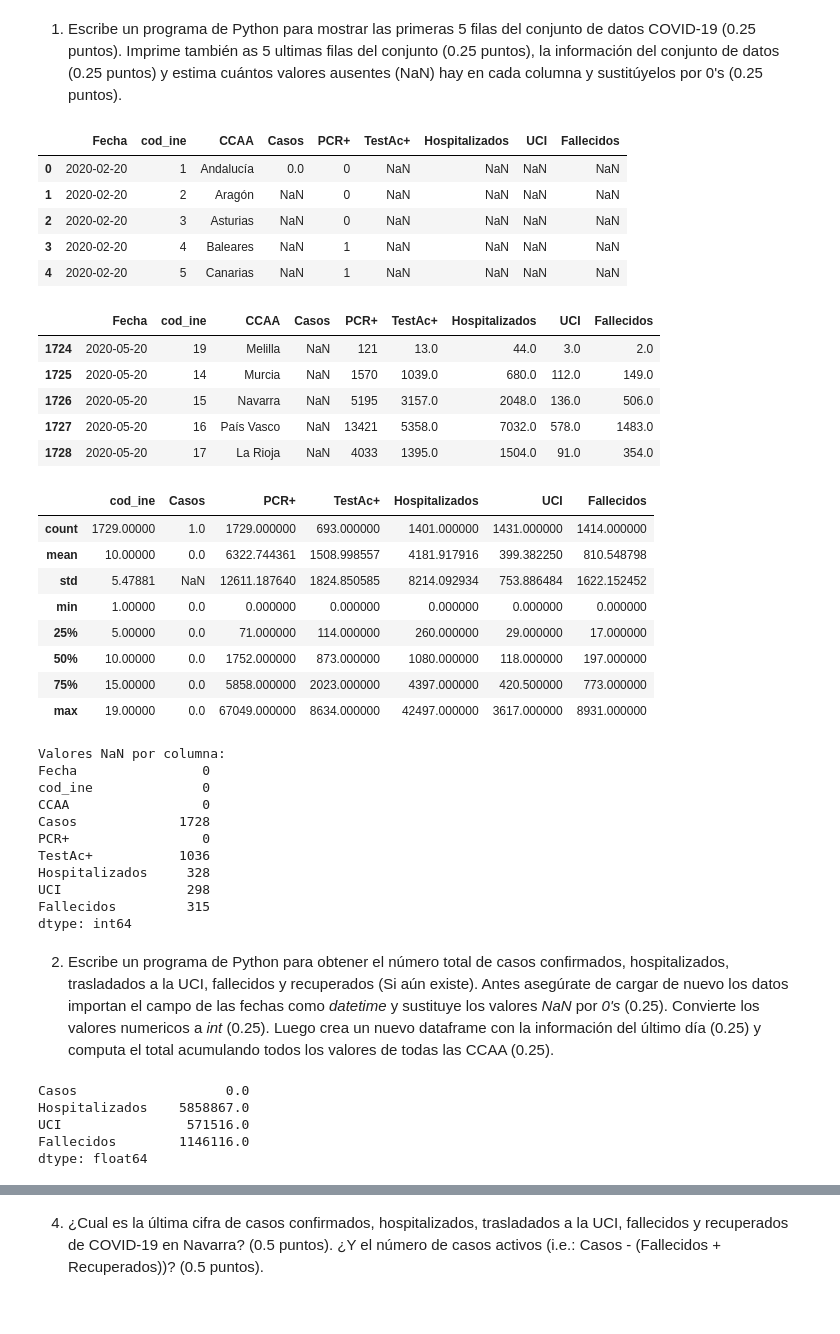
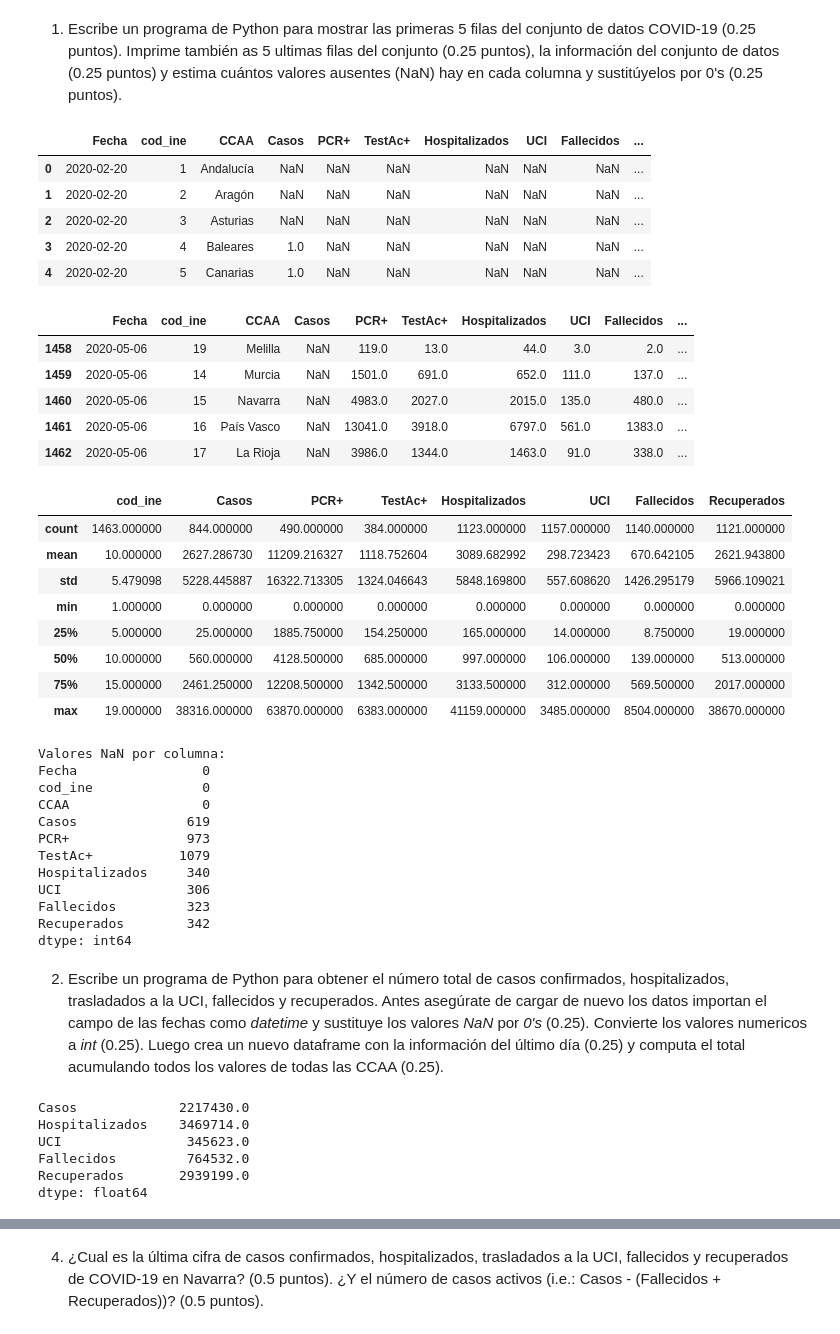
Before and after one commit to zazmage/Biblia_del_codigo, a Jupyter notebook: Ejercicios/Taller_de_Pandas/Taller_1/Taller_1_Solucionario.ipynb, the cells around one changed output, grey strips where cells are left out. Cells and saved outputs as stored; diff of their text form; code cells hidden in the pictures.

```diff
--- a/Ejercicios/Taller_de_Pandas/Taller_1/Taller_1_Solucionario.ipynb
+++ b/Ejercicios/Taller_de_Pandas/Taller_1/Taller_1_Solucionario.ipynb
@@ -29,38 +29,38 @@ En nuestro caso vamos a estudiar el fichero [ccaa_covid19_datos_isciii.csv](http
 1. Escribe un programa de Python para mostrar las primeras 5 filas del conjunto de datos COVID-19 (0.25 puntos). Imprime también as 5 ultimas filas del conjunto (0.25 puntos), la información del conjunto de datos (0.25 puntos) y estima cuántos valores ausentes (NaN) hay en cada columna y sustitúyelos por 0's (0.25 puntos).
 # %%
 import pandas as pd
-
-url = 'https://raw.githubusercontent.com/datadista/datasets/master/COVID%2019/ccaa_covid19_datos_isciii.csv'
-df = pd.read_csv(url)
+# Datos desactualizados en la url, utilizar el dataset adjunto
+# url = 'https://raw.githubusercontent.com/datadista/datasets/master/COVID%2019/ccaa_covid19_datos_isciii.csv'
+df = pd.read_csv('ccaa_covid19_datos_isciii.csv')
 df.head()
 # %% [output]
-|  | Fecha | cod_ine | CCAA | Casos | PCR+ | TestAc+ | Hospitalizados | UCI | Fallecidos |
-| 0 | 2020-02-20 | 1 | Andalucía | 0.0 | 0 | NaN | NaN | NaN | NaN |
-| 1 | 2020-02-20 | 2 | Aragón | NaN | 0 | NaN | NaN | NaN | NaN |
-| 2 | 2020-02-20 | 3 | Asturias | NaN | 0 | NaN | NaN | NaN | NaN |
-| 3 | 2020-02-20 | 4 | Baleares | NaN | 1 | NaN | NaN | NaN | NaN |
-| 4 | 2020-02-20 | 5 | Canarias | NaN | 1 | NaN | NaN | NaN | NaN |
+|  | Fecha | cod_ine | CCAA | Casos | PCR+ | TestAc+ | Hospitalizados | UCI | Fallecidos | ... |
+| 0 | 2020-02-20 | 1 | Andalucía | NaN | NaN | NaN | NaN | NaN | NaN | ... |
+| 1 | 2020-02-20 | 2 | Aragón | NaN | NaN | NaN | NaN | NaN | NaN | ... |
+| 2 | 2020-02-20 | 3 | Asturias | NaN | NaN | NaN | NaN | NaN | NaN | ... |
+| 3 | 2020-02-20 | 4 | Baleares | 1.0 | NaN | NaN | NaN | NaN | NaN | ... |
+| 4 | 2020-02-20 | 5 | Canarias | 1.0 | NaN | NaN | NaN | NaN | NaN | ... |
 # %%
 df.tail()
 # %% [output]
-|  | Fecha | cod_ine | CCAA | Casos | PCR+ | TestAc+ | Hospitalizados | UCI | Fallecidos |
-| 1724 | 2020-05-20 | 19 | Melilla | NaN | 121 | 13.0 | 44.0 | 3.0 | 2.0 |
-| 1725 | 2020-05-20 | 14 | Murcia | NaN | 1570 | 1039.0 | 680.0 | 112.0 | 149.0 |
-| 1726 | 2020-05-20 | 15 | Navarra | NaN | 5195 | 3157.0 | 2048.0 | 136.0 | 506.0 |
-| 1727 | 2020-05-20 | 16 | País Vasco | NaN | 13421 | 5358.0 | 7032.0 | 578.0 | 1483.0 |
-| 1728 | 2020-05-20 | 17 | La Rioja | NaN | 4033 | 1395.0 | 1504.0 | 91.0 | 354.0 |
+|  | Fecha | cod_ine | CCAA | Casos | PCR+ | TestAc+ | Hospitalizados | UCI | Fallecidos | ... |
+| 1458 | 2020-05-06 | 19 | Melilla | NaN | 119.0 | 13.0 | 44.0 | 3.0 | 2.0 | ... |
+| 1459 | 2020-05-06 | 14 | Murcia | NaN | 1501.0 | 691.0 | 652.0 | 111.0 | 137.0 | ... |
+| 1460 | 2020-05-06 | 15 | Navarra | NaN | 4983.0 | 2027.0 | 2015.0 | 135.0 | 480.0 | ... |
+| 1461 | 2020-05-06 | 16 | País Vasco | NaN | 13041.0 | 3918.0 | 6797.0 | 561.0 | 1383.0 | ... |
+| 1462 | 2020-05-06 | 17 | La Rioja | NaN | 3986.0 | 1344.0 | 1463.0 | 91.0 | 338.0 | ... |
 # %%
 df.describe()
 # %% [output]
-|  | cod_ine | Casos | PCR+ | TestAc+ | Hospitalizados | UCI | Fallecidos |
-| count | 1729.00000 | 1.0 | 1729.000000 | 693.000000 | 1401.000000 | 1431.000000 | 1414.000000 |
-| mean | 10.00000 | 0.0 | 6322.744361 | 1508.998557 | 4181.917916 | 399.382250 | 810.548798 |
-| std | 5.47881 | NaN | 12611.187640 | 1824.850585 | 8214.092934 | 753.886484 | 1622.152452 |
-| min | 1.00000 | 0.0 | 0.000000 | 0.000000 | 0.000000 | 0.000000 | 0.000000 |
-| 25% | 5.00000 | 0.0 | 71.000000 | 114.000000 | 260.000000 | 29.000000 | 17.000000 |
-| 50% | 10.00000 | 0.0 | 1752.000000 | 873.000000 | 1080.000000 | 118.000000 | 197.000000 |
-| 75% | 15.00000 | 0.0 | 5858.000000 | 2023.000000 | 4397.000000 | 420.500000 | 773.000000 |
-| max | 19.00000 | 0.0 | 67049.000000 | 8634.000000 | 42497.000000 | 3617.000000 | 8931.000000 |
+|  | cod_ine | Casos | PCR+ | TestAc+ | Hospitalizados | UCI | Fallecidos | Recuperados |
+| count | 1463.000000 | 844.000000 | 490.000000 | 384.000000 | 1123.000000 | 1157.000000 | 1140.000000 | 1121.000000 |
+| mean | 10.000000 | 2627.286730 | 11209.216327 | 1118.752604 | 3089.682992 | 298.723423 | 670.642105 | 2621.943800 |
+| std | 5.479098 | 5228.445887 | 16322.713305 | 1324.046643 | 5848.169800 | 557.608620 | 1426.295179 | 5966.109021 |
+| min | 1.000000 | 0.000000 | 0.000000 | 0.000000 | 0.000000 | 0.000000 | 0.000000 | 0.000000 |
+| 25% | 5.000000 | 25.000000 | 1885.750000 | 154.250000 | 165.000000 | 14.000000 | 8.750000 | 19.000000 |
+| 50% | 10.000000 | 560.000000 | 4128.500000 | 685.000000 | 997.000000 | 106.000000 | 139.000000 | 513.000000 |
+| 75% | 15.000000 | 2461.250000 | 12208.500000 | 1342.500000 | 3133.500000 | 312.000000 | 569.500000 | 2017.000000 |
+| max | 19.000000 | 38316.000000 | 63870.000000 | 6383.000000 | 41159.000000 | 3485.000000 | 8504.000000 | 38670.000000 |
 # %%
 print('Valores NaN por columna:')
 print(df.isna().sum())
@@ -70,24 +70,26 @@ Valores NaN por columna:
 Fecha                0
 cod_ine              0
 CCAA                 0
-Casos             1728
-PCR+                 0
-TestAc+           1036
-Hospitalizados     328
-UCI                298
-Fallecidos         315
+Casos              619
+PCR+               973
+TestAc+           1079
+Hospitalizados     340
+UCI                306
+Fallecidos         323
+Recuperados        342
 dtype: int64
 # %% [markdown]
-2. Escribe un programa de Python para obtener el número total de casos confirmados, hospitalizados, trasladados a la UCI, fallecidos y recuperados (Si aún existe). Antes asegúrate de cargar de nuevo los datos importan el campo de las fechas como *datetime* y sustituye los valores *NaN* por *0's* (0.25). Convierte los valores numericos a *int* (0.25). Luego crea un nuevo dataframe con la información del último día (0.25) y computa el total acumulando todos los valores de todas las CCAA (0.25).
+2. Escribe un programa de Python para obtener el número total de casos confirmados, hospitalizados, trasladados a la UCI, fallecidos y recuperados. Antes asegúrate de cargar de nuevo los datos importan el campo de las fechas como *datetime* y sustituye los valores *NaN* por *0's* (0.25). Convierte los valores numericos a *int* (0.25). Luego crea un nuevo dataframe con la información del último día (0.25) y computa el total acumulando todos los valores de todas las CCAA (0.25).
 # %%
 # parse-dates importa automaticamente las fechas como datetime64
-df = pd.read_csv(url,parse_dates=['Fecha']).fillna(0)
-df[['Casos','Hospitalizados','UCI','Fallecidos']].sum()
+df = pd.read_csv('ccaa_covid19_datos_isciii.csv',parse_dates=['Fecha']).fillna(0)
+df[['Casos','Hospitalizados','UCI','Fallecidos','Recuperados']].sum()
 # %% [output]
-Casos                   0.0
-Hospitalizados    5858867.0
-UCI                571516.0
-Fallecidos        1146116.0
+Casos             2217430.0
+Hospitalizados    3469714.0
+UCI                345623.0
+Fallecidos         764532.0
+Recuperados       2939199.0
 dtype: float64
 # %%
 df = df.astype(int,errors='ignore')
```
Also changed, not shown: parts of 20 cells of this notebook, 2 other files.
